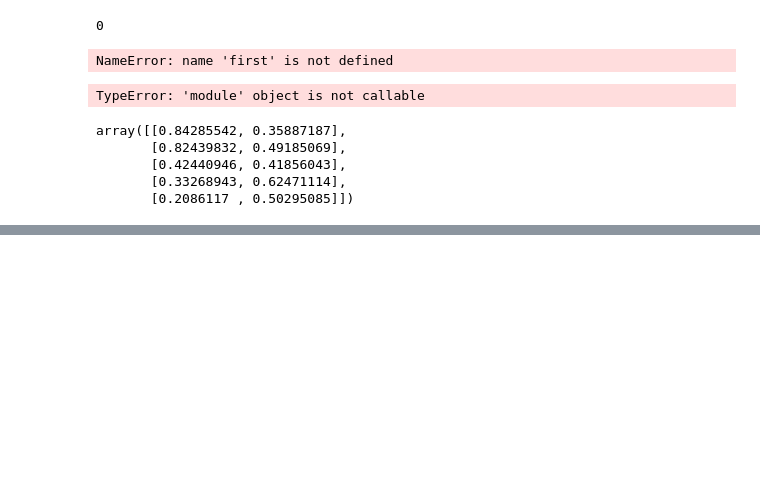
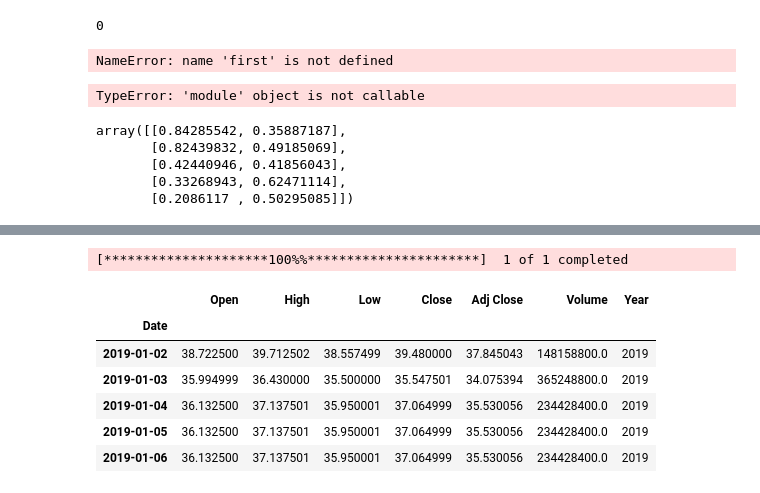
Before and after one commit to raza141/RL-Project, a Jupyter notebook: Crypto/test.ipynb, the cells around one changed output, grey strips where cells are left out. Cells and saved outputs as stored; diff of their text form; code cells hidden in the pictures; blank space fills up the shorter version.

```diff
--- a/Crypto/test.ipynb
+++ b/Crypto/test.ipynb
@@ -870,0 +1068,40 @@ from argparse import ArgumentParser
+# %%
+def yahoo_downloader(symbol: str = 'AAPL', **kwargs):
+    """
+    Downloads historical price data from Yahoo Finance for a given symbol.
+    """
+    start_date = kwargs.get('start_date', '2015-01-01')
+    end_date = kwargs.get('end_date', '2023-12-31')
+    intervel = kwargs.get('interval', '1d')
+
+    data = yf.download(symbol, start=start_date, end=end_date, interval=intervel)
+
+    return data
+
+
+def preprocessor(df: pd.DataFrame, **kwargs):
+    """
+    Preprocesses the data by calculating technical indicators and filling missing values.
+    """
+    # Calculate technical indicators
+    df = df.reset_index()
+    full_index = pd.date_range(start=df['Date'].min(), end=df['Date'].max(), freq='D')
+    df = df.set_index('Date').reindex(full_index).rename_axis('Date')
+    df.fillna(method='ffill', inplace=True)
+    df.fillna(method='bfill', inplace=True)
+    df = df[~((df.index.month == 2) & (df.index.day == 29))]
+    df['Year'] = df.index.year
+    return df
+
+
+df1 = preprocessor(yahoo_downloader('AAPL', start_date='2019-01-01', end_date='2023-12-31', interval='1d'))
+df1.head()
+# %% [output]
+[*********************100%%**********************]  1 of 1 completed
+|  | Open | High | Low | Close | Adj Close | Volume | Year |
+| Date |  |  |  |  |  |  |  |
+| 2019-01-02 | 38.722500 | 39.712502 | 38.557499 | 39.480000 | 37.845043 | 148158800.0 | 2019 |
+| 2019-01-03 | 35.994999 | 36.430000 | 35.500000 | 35.547501 | 34.075394 | 365248800.0 | 2019 |
+| 2019-01-04 | 36.132500 | 37.137501 | 35.950001 | 37.064999 | 35.530056 | 234428400.0 | 2019 |
+| 2019-01-05 | 36.132500 | 37.137501 | 35.950001 | 37.064999 | 35.530056 | 234428400.0 | 2019 |
+| 2019-01-06 | 36.132500 | 37.137501 | 35.950001 | 37.064999 | 35.530056 | 234428400.0 | 2019 |
```
Also changed, not shown: parts of 24 cells of this notebook, 1 other file.
